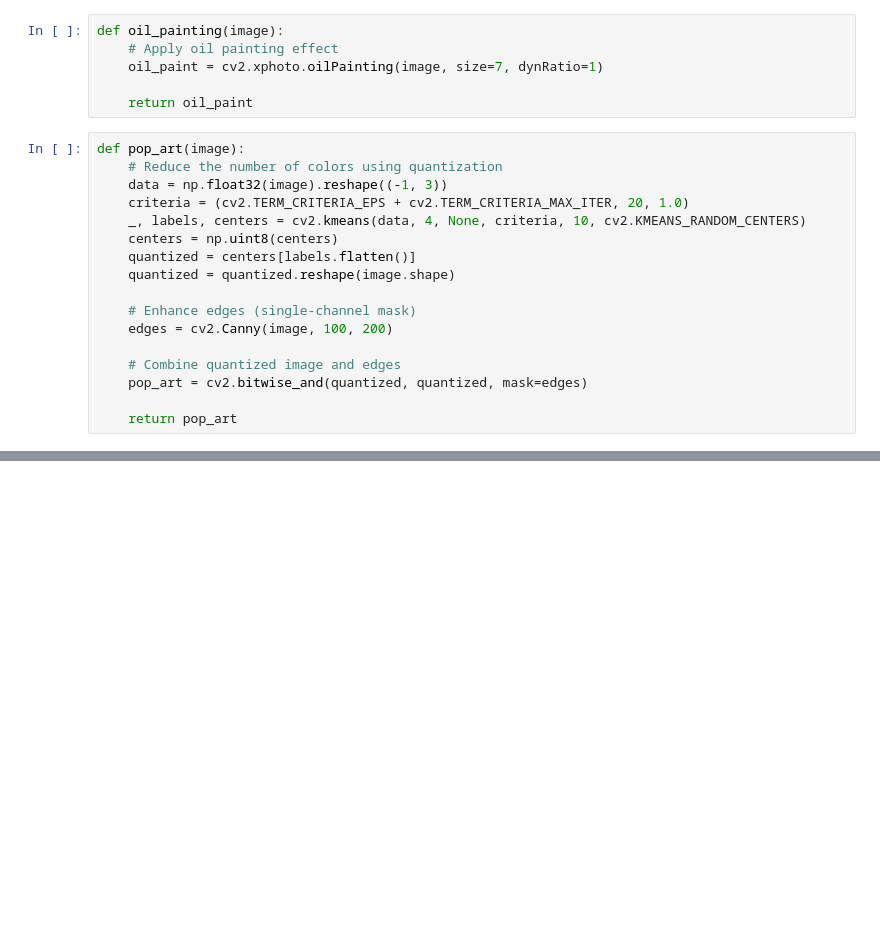
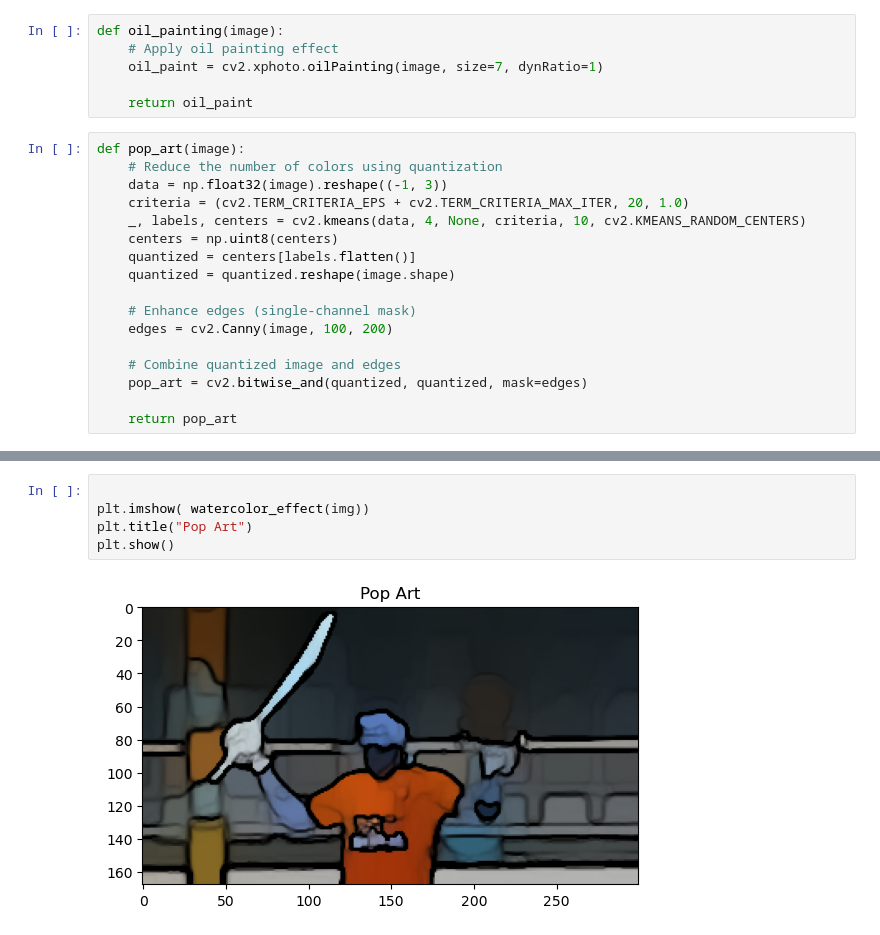
Before and after one commit to maniram-yadav/notebooks, a Jupyter notebook: random effect cartoon.ipynb, the cells around one changed output, grey strips where cells are left out. Drawn from its saved outputs; the diff is of its cells as text; blank space fills up the shorter version.

```diff
--- a/random effect cartoon.ipynb
+++ b/random effect cartoon.ipynb
@@ -360,0 +378,7 @@ def pop_art(image):
+# %%
+
+plt.imshow( watercolor_effect(img))
+plt.title("Pop Art")
+plt.show()
+# %% [output]
+[figure, added]
```
Also changed, not shown: parts of 11 cells of this notebook.
